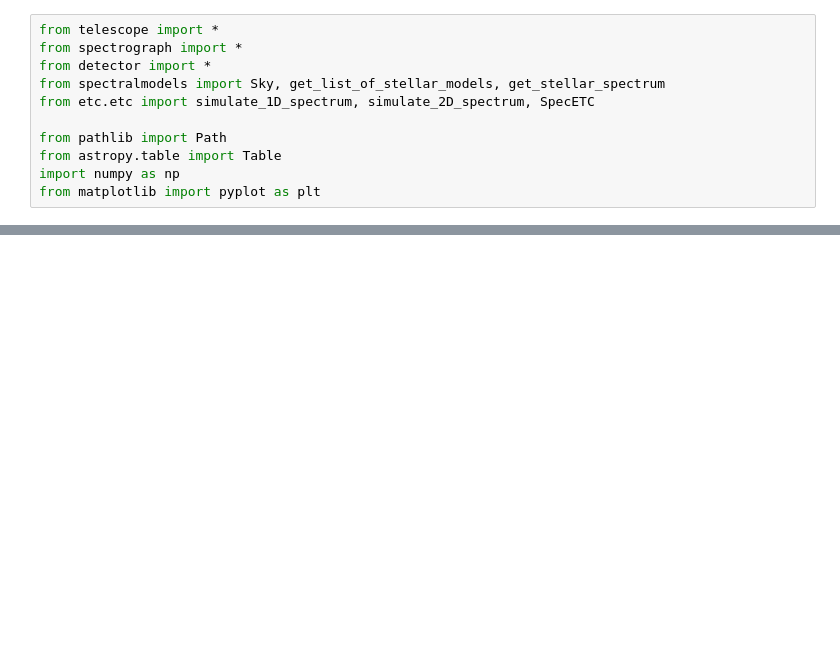
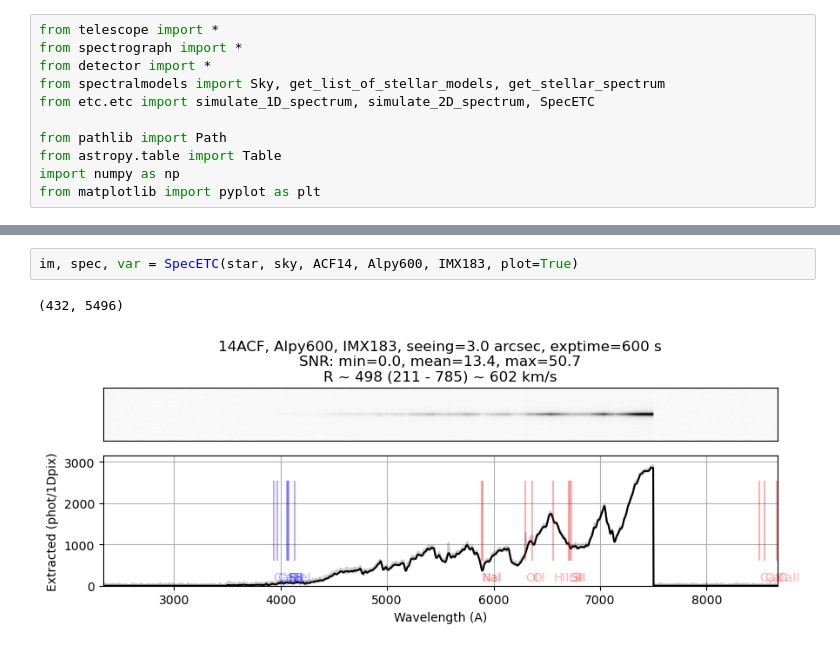
Before and after one commit to joshwalawender/SpecETC, a Jupyter notebook: Sandbox.ipynb, the cells around one changed output, grey strips where cells are left out. Drawn from its saved outputs; the diff is of its cells as text; blank space fills up the shorter version.

```diff
--- a/Sandbox.ipynb
+++ b/Sandbox.ipynb
@@ -33,2 +33,7 @@ WARNING: Source spectrum is tapered. [synphot.observation]
+# %%
+im, spec, var = SpecETC(star, sky, ACF14, Alpy600, IMX183, plot=True)
+# %% [output]
+(432, 5496)
+[figure, added]
 # %%
 instrumentation = [
```
Also changed, not shown: parts of 3 cells of this notebook, 3 other files.
